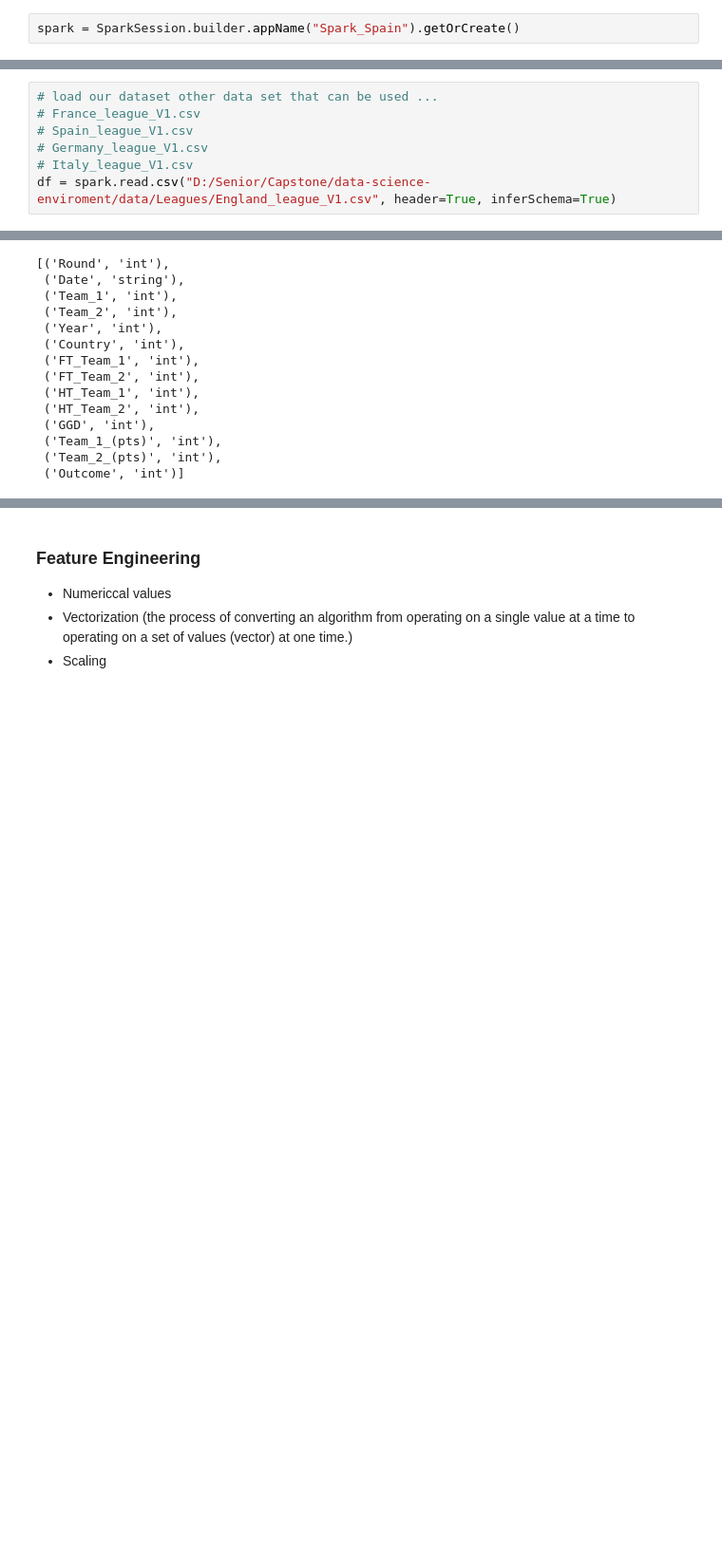
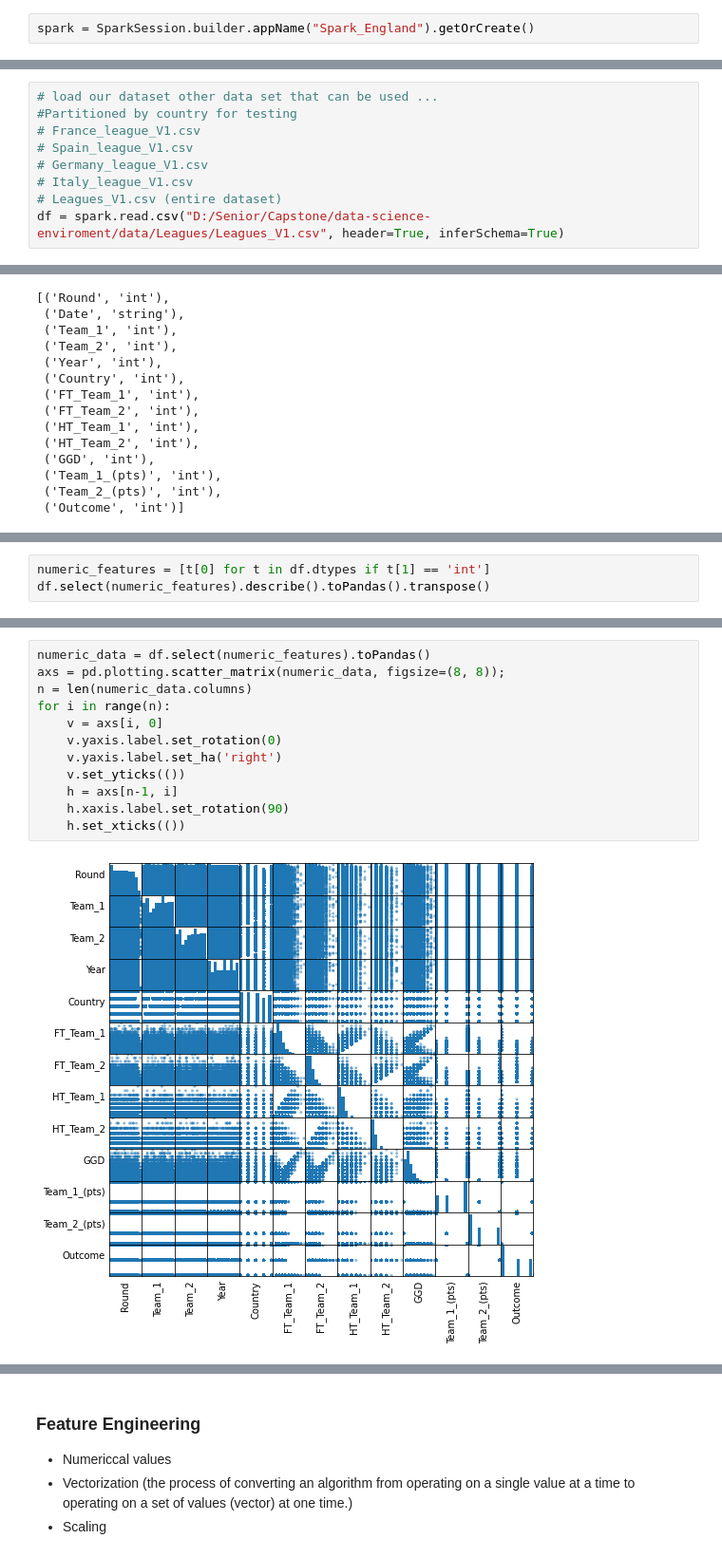
Before and after one commit to Johnsonngandjui/capstone521-data-science-project, a Jupyter notebook: notebooks/Spark_Leagues_Supervised.ipynb, the cells around one changed output, grey strips where cells are left out. Shown: that part at 95% size. Saved outputs shown, nothing was run; the diff lists cells and outputs as text; blank space fills up the shorter version.

```diff
--- a/notebooks/Spark_Leagues_Supervised.ipynb
+++ b/notebooks/Spark_Leagues_Supervised.ipynb
@@ -17,7 +16,7 @@ sc
 # %%
 from pyspark.sql import SparkSession
 # %%
-spark = SparkSession.builder.appName("Spark_Spain").getOrCreate()
+spark = SparkSession.builder.appName("Spark_England").getOrCreate()
 # %% [markdown]
 ### workflow
 * Data Prep
@@ -30,10 +29,12 @@ spark = SparkSession.builder.appName("Spark_Spain").getOrCreate()
 + multi-classification problem win, lose, or tie
 # %%
 # load our dataset other data set that can be used ...
+#Partitioned by country for testing
 # France_league_V1.csv
 # Spain_league_V1.csv
 # Germany_league_V1.csv
 # Italy_league_V1.csv
-df = spark.read.csv("D:/Senior/Capstone/data-science-enviroment/data/Leagues/England_league_V1.csv", header=True, inferSchema=True)
+# Leagues_V1.csv (entire dataset)
+df = spark.read.csv("D:/Senior/Capstone/data-science-enviroment/data/Leagues/Leagues_V1.csv", header=True, inferSchema=True)
 # %%
 # data prieview
@@ -96,0 +84,3 @@ None
+# %%
+numeric_features = [t[0] for t in df.dtypes if t[1] == 'int']
+df.select(numeric_features).describe().toPandas().transpose()
@@ -97,2 +103,16 @@ None
+# %%
+numeric_data = df.select(numeric_features).toPandas()
+axs = pd.plotting.scatter_matrix(numeric_data, figsize=(8, 8));
+n = len(numeric_data.columns)
+for i in range(n):
+    v = axs[i, 0]
+    v.yaxis.label.set_rotation(0)
+    v.yaxis.label.set_ha('right')
+    v.set_yticks(())
+    h = axs[n-1, i]
+    h.xaxis.label.set_rotation(90)
+    h.set_xticks(())
+# %% [output]
+[figure, added]
 # %%
 # Value Count (check if dataSet is balance)
```
Also changed, not shown: parts of 29 cells of this notebook, 1 other file.
